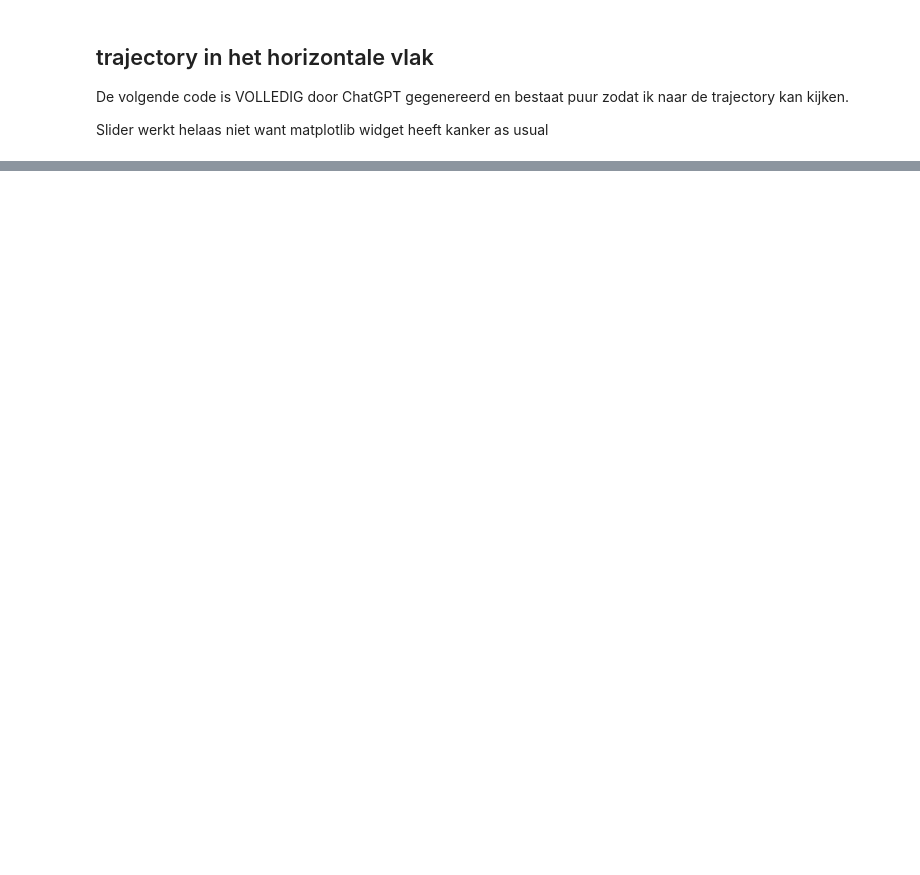
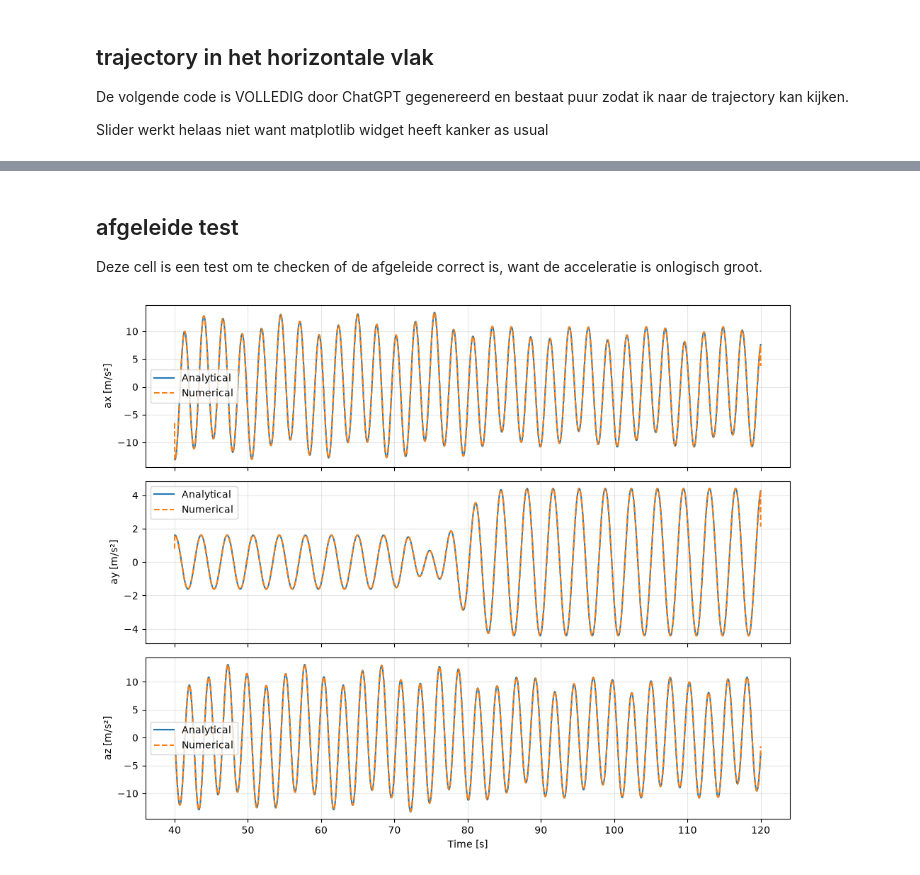
Before and after one commit to Druivenpasta/Drievliet-project, a Jupyter notebook: simulation.ipynb, the cells around one changed output, grey strips where cells are left out. Drawn from its saved outputs; the diff is of its cells as text; code cells hidden in the pictures; blank space fills up the shorter version.

```diff
--- a/simulation.ipynb
+++ b/simulation.ipynb
@@ -131,0 +142,28 @@ plt.show()
+# %% [markdown]
+## afgeleide test
+Deze cell is een test om te checken of de afgeleide correct is, want de acceleratie is onlogisch groot.
+# %%
+position_vector = model.model(t, *constants, theta, h_0)
+
+acceleration_numeric = np.gradient(
+    np.gradient(position_vector, t, axis=1),
+    t,
+    axis=1
+)
+
+labels = ["x", "y", "z"]
+
+fig, axes = plt.subplots(3, 1, figsize=(10, 8), sharex=True)
+
+for i, ax in enumerate(axes):
+    ax.plot(t, accel_vector[i], label="Analytical")
+    ax.plot(t, acceleration_numeric[i], "--", label="Numerical")
+    ax.set_ylabel(f"a{labels[i]} [m/s²]")
+    ax.grid(True, alpha=0.3)
+    ax.legend()
+
+axes[-1].set_xlabel("Time [s]")
+plt.tight_layout()
+plt.show()
+# %% [output]
+[figure, added]
```
Also changed, not shown: parts of 5 cells of this notebook, 1 other file.
